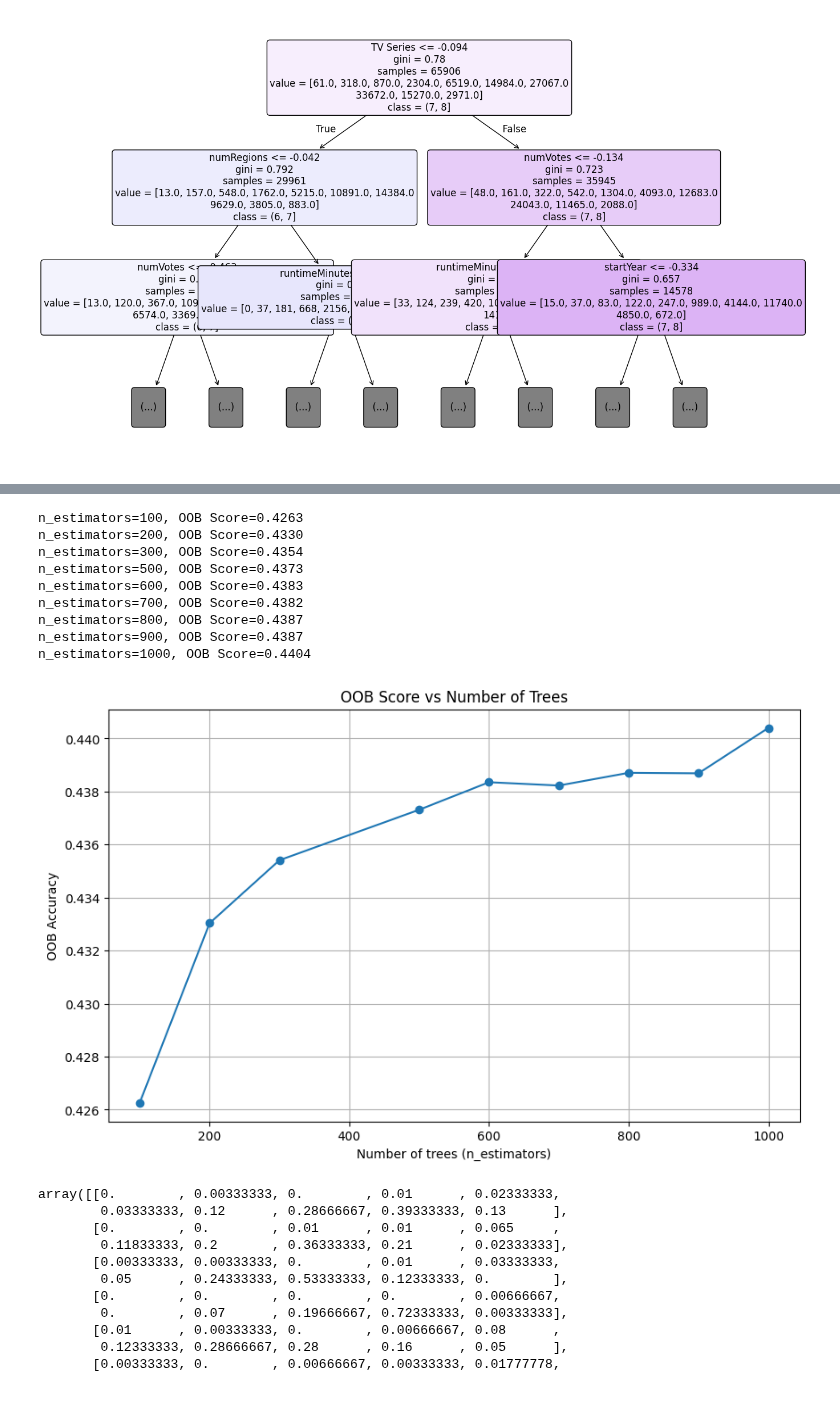
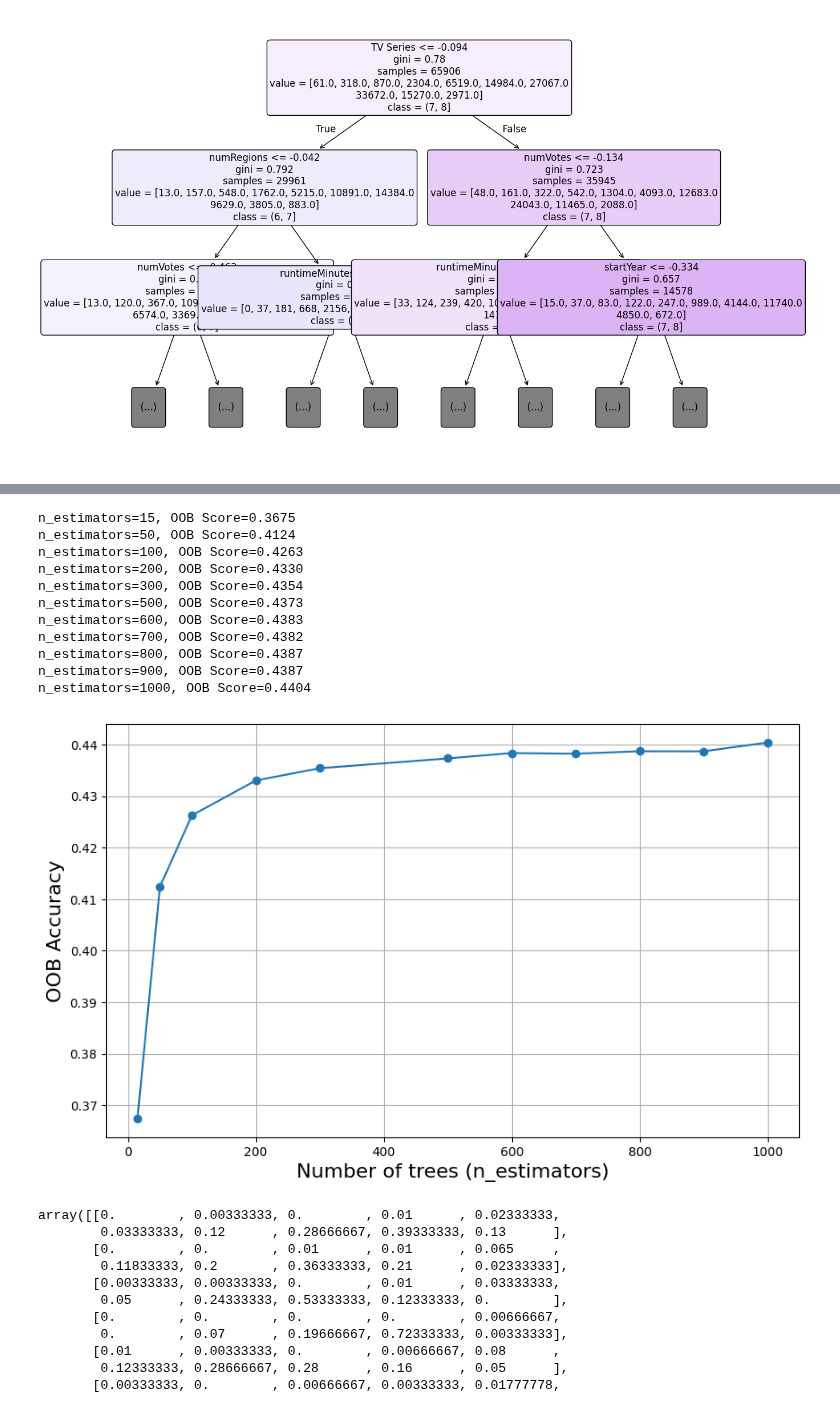
Before and after one commit to luigiascio/Data-Mining-2, a Jupyter notebook: Ensemble_methods_rating.ipynb, the cells around one changed output, grey strips where cells are left out. Saved outputs shown, nothing was run; the diff lists cells and outputs as text; code cells hidden in the pictures.

```diff
--- a/Ensemble_methods_rating.ipynb
+++ b/Ensemble_methods_rating.ipynb
@@ -293,34 +476,36 @@ plt.show()
 # %%
 # Parametri da testare
-n_estimators_list = [100, 200, 300, 500, 600, 700, 800, 900, 1000]
+n_estimators_list = [15, 50, 100, 200, 300, 500, 600, 700, 800, 900, 1000]
 oob_scores = []
 
 # Addestramento e calcolo OOB
 for n in n_estimators_list:
     clf1 = RandomForestClassifier(n_estimators=n, oob_score=True, bootstrap=True, random_state=42, n_jobs=-1)
     clf1.fit(X_train, y_train)
     oob_scores.append(clf1.oob_score_)
     print(f'n_estimators={n}, OOB Score={clf1.oob_score_:.4f}')
 
 # Plot dell'andamento dell’OOB score
 plt.figure(figsize=(10, 6))
 plt.plot(n_estimators_list, oob_scores, marker='o')
-plt.xlabel('Number of trees (n_estimators)')
-plt.ylabel('OOB Accuracy')
-plt.title('OOB Score vs Number of Trees')
+plt.xlabel('Number of trees (n_estimators)', fontsize=16)
+plt.ylabel('OOB Accuracy', fontsize=16)
+# plt.title('OOB Score vs Number of Trees')
 plt.grid(True)
 plt.show()
 # %% [output]
+n_estimators=15, OOB Score=0.3675
+n_estimators=50, OOB Score=0.4124
 n_estimators=100, OOB Score=0.4263
 n_estimators=200, OOB Score=0.4330
 n_estimators=300, OOB Score=0.4354
 n_estimators=500, OOB Score=0.4373
 n_estimators=600, OOB Score=0.4383
 n_estimators=700, OOB Score=0.4382
 n_estimators=800, OOB Score=0.4387
 n_estimators=900, OOB Score=0.4387
 n_estimators=1000, OOB Score=0.4404
-[figure, old version]
+[figure, new version]
 # %%
 # Return probability estimates for the test data X.
 y_test_pred_proba = clf.predict_proba(X_test)
```
Also changed, not shown: parts of 3 cells of this notebook, 6 other files.
